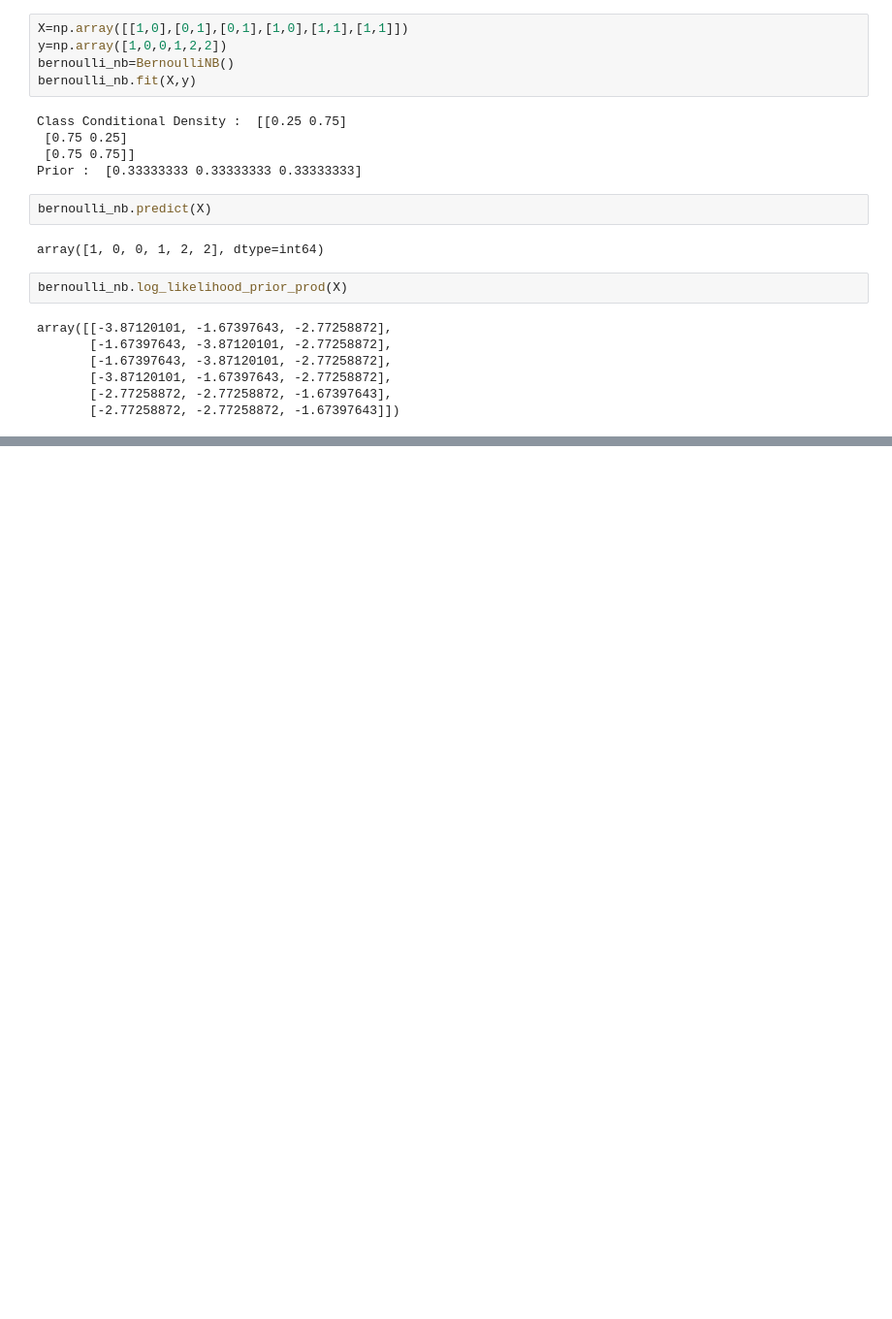
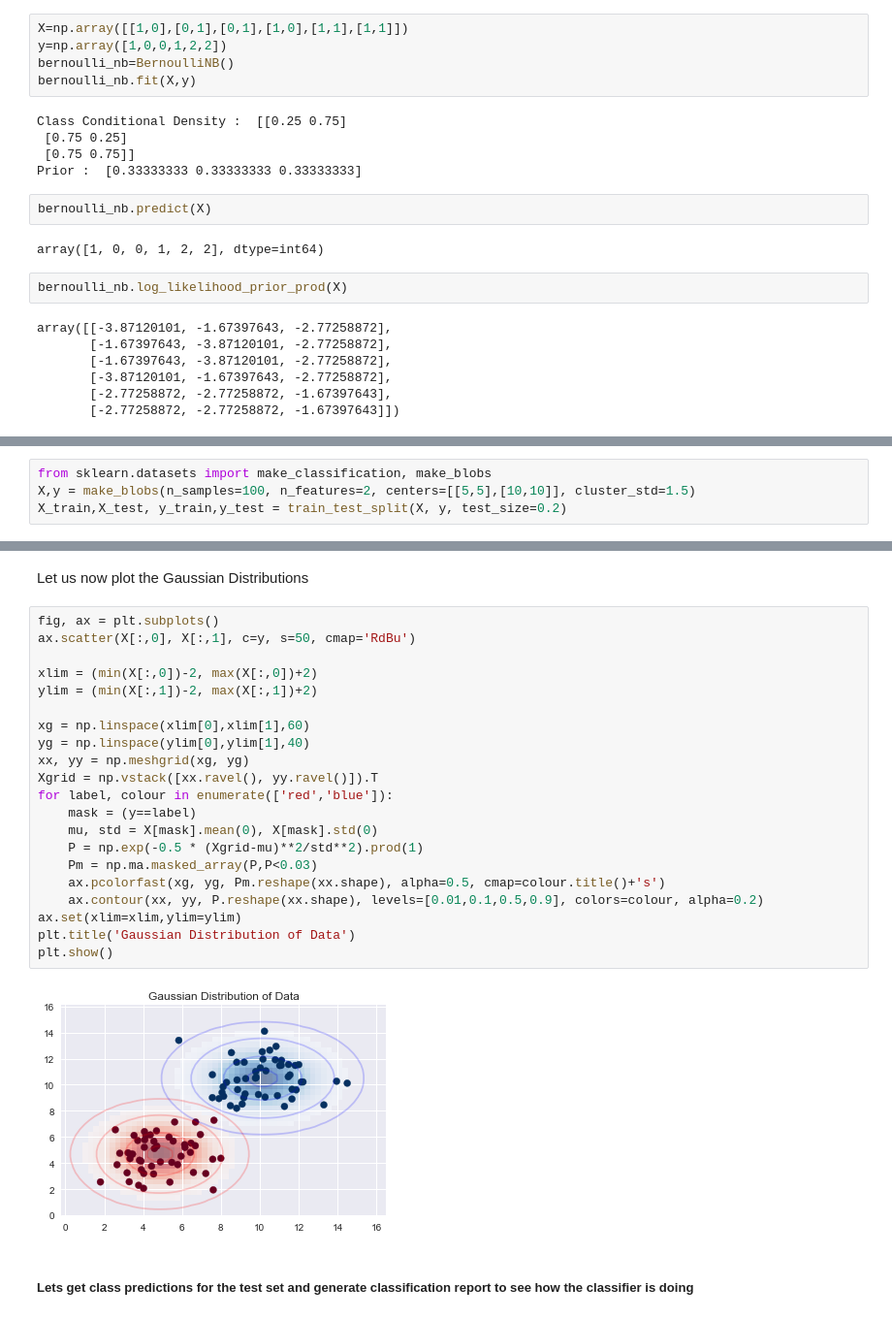
Before and after one commit to Pranav-Balakrishnan/Basic-Machine-Learning, a Jupyter notebook: Naive_Bayes_Classifier.ipynb, the cells around one changed output, grey strips where cells are left out. Shown at 97% size. Saved outputs shown, nothing was run; the diff lists cells and outputs as text; blank space fills up the shorter version.

```diff
--- a/Naive_Bayes_Classifier.ipynb
+++ b/Naive_Bayes_Classifier.ipynb
@@ -67,0 +433,4 @@ Gaussian  Naive Bias
+# %%
+from sklearn.datasets import make_classification, make_blobs
+X,y = make_blobs(n_samples=100, n_features=2, centers=[[5,5],[10,10]], cluster_std=1.5)
+X_train,X_test, y_train,y_test = train_test_split(X, y, test_size=0.2)
@@ -67,0 +448,27 @@ Gaussian  Naive Bias
+# %% [markdown]
+Let us now plot the Gaussian Distributions
+# %%
+fig, ax = plt.subplots()
+ax.scatter(X[:,0], X[:,1], c=y, s=50, cmap='RdBu')
+
+xlim = (min(X[:,0])-2, max(X[:,0])+2)
+ylim = (min(X[:,1])-2, max(X[:,1])+2)
+
+xg = np.linspace(xlim[0],xlim[1],60)
+yg = np.linspace(ylim[0],ylim[1],40)
+xx, yy = np.meshgrid(xg, yg)
+Xgrid = np.vstack([xx.ravel(), yy.ravel()]).T
+for label, colour in enumerate(['red','blue']):
+    mask = (y==label)
+    mu, std = X[mask].mean(0), X[mask].std(0)
+    P = np.exp(-0.5 * (Xgrid-mu)**2/std**2).prod(1)
+    Pm = np.ma.masked_array(P,P<0.03)
+    ax.pcolorfast(xg, yg, Pm.reshape(xx.shape), alpha=0.5, cmap=colour.title()+'s')
+    ax.contour(xx, yy, P.reshape(xx.shape), levels=[0.01,0.1,0.5,0.9], colors=colour, alpha=0.2)
+ax.set(xlim=xlim,ylim=ylim)
+plt.title('Gaussian Distribution of Data')
+plt.show()
+# %% [output]
+[figure, added]
+# %% [markdown]
+##### Lets get class predictions for the test set and generate classification report to see how the classifier is doing
```
Also changed, not shown: parts of 27 cells of this notebook, 4 other files.
